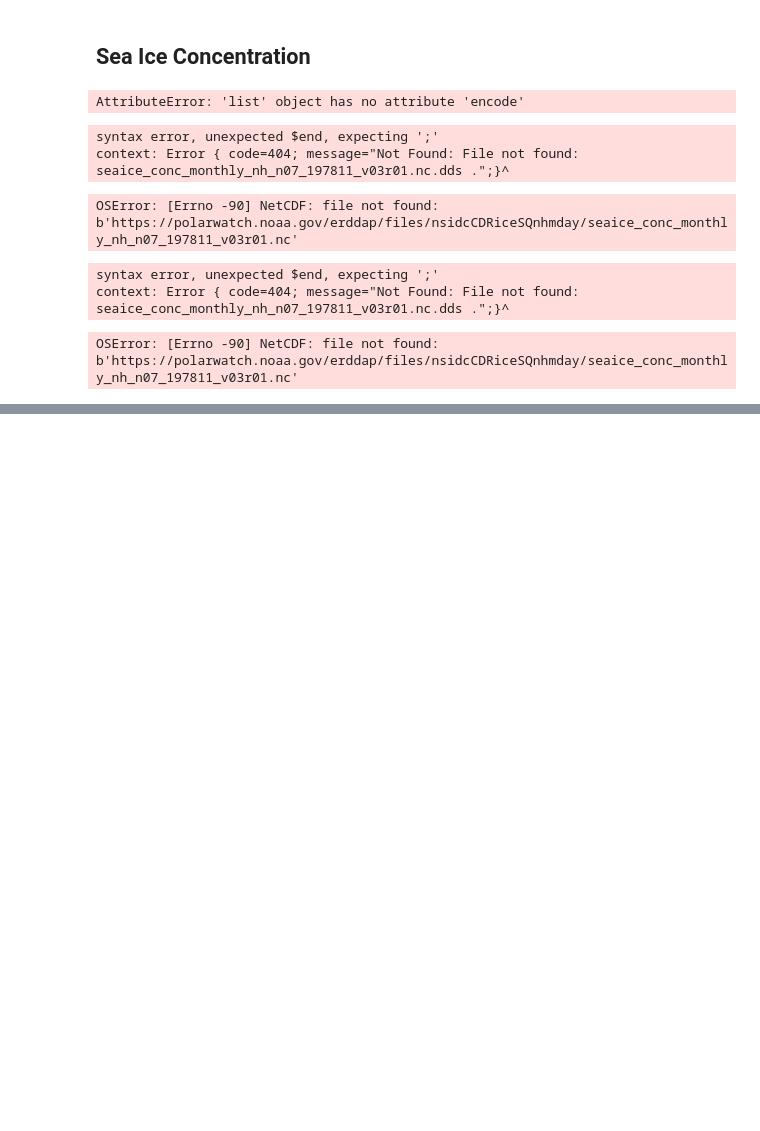
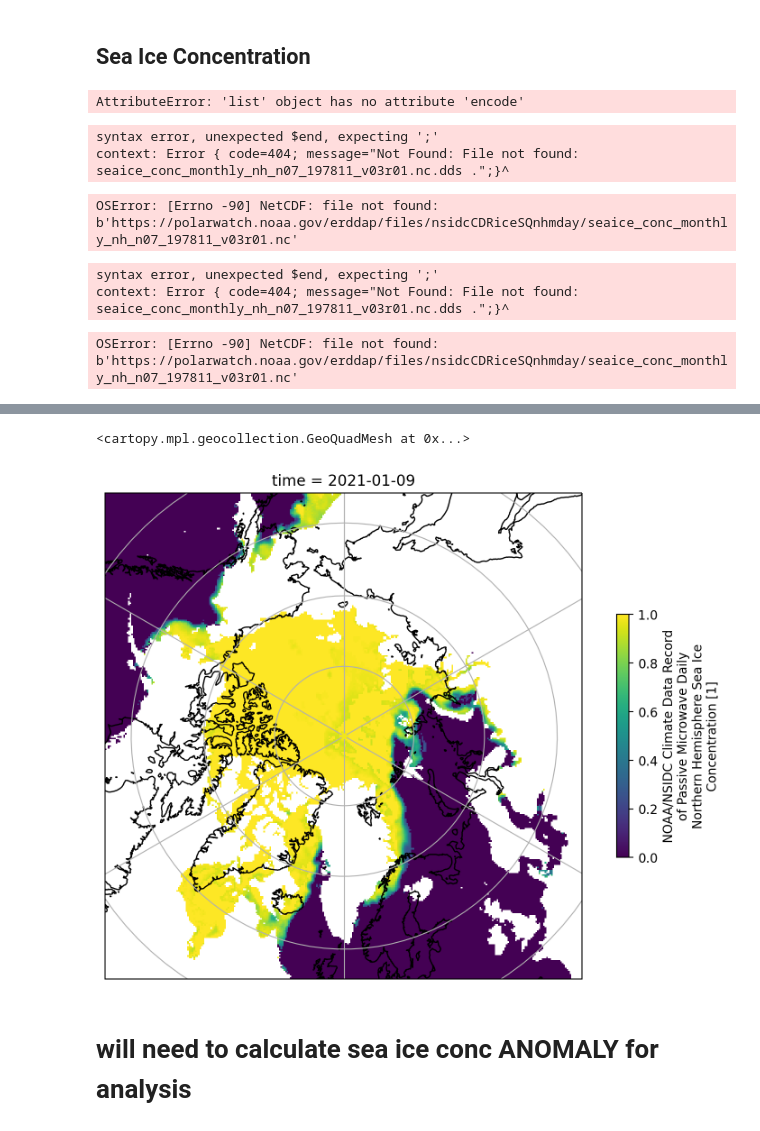
Before and after one commit to juliasimpson97/rces-final-project, a Jupyter notebook: final_project.ipynb, the cells around one changed output, grey strips where cells are left out. Cells and saved outputs as stored; diff of their text form; code cells hidden in the pictures; blank space fills up the shorter version.

```diff
--- a/final_project.ipynb
+++ b/final_project.ipynb
@@ -80,0 +240,14 @@ OSError: [Errno -90] NetCDF: file not found: b'https://polarwatch.noaa.gov/erdda
+# %%
+fig = plt.figure(figsize=(10,7))
+proj_ant = ccrs.NorthPolarStereo()
+ax = plt.axes(projection=proj_ant)
+ax.set_extent([-180, 180, 100, 56], crs=ccrs.PlateCarree())
+ax.coastlines()
+ax.gridlines()
+
+ice_conc = ds_ice.cdr_seaice_conc[8] # ds_ice.cdr_seaice_conc[ds_ice.cdr_seaice_conc.time=='2021-08-01']
+ice_conc = ice_conc.where(ice_conc<=1)
+ice_conc.plot(vmin=0, vmax=1, cbar_kwargs={'shrink': 0.5})
+# %% [output]
+<cartopy.mpl.geocollection.GeoQuadMesh at 0x...>
+[figure, added]
@@ -80,0 +257,2 @@ OSError: [Errno -90] NetCDF: file not found: b'https://polarwatch.noaa.gov/erdda
+# %% [markdown]
+# will need to calculate sea ice conc ANOMALY for analysis
```
Also changed, not shown: parts of 28 cells of this notebook.
